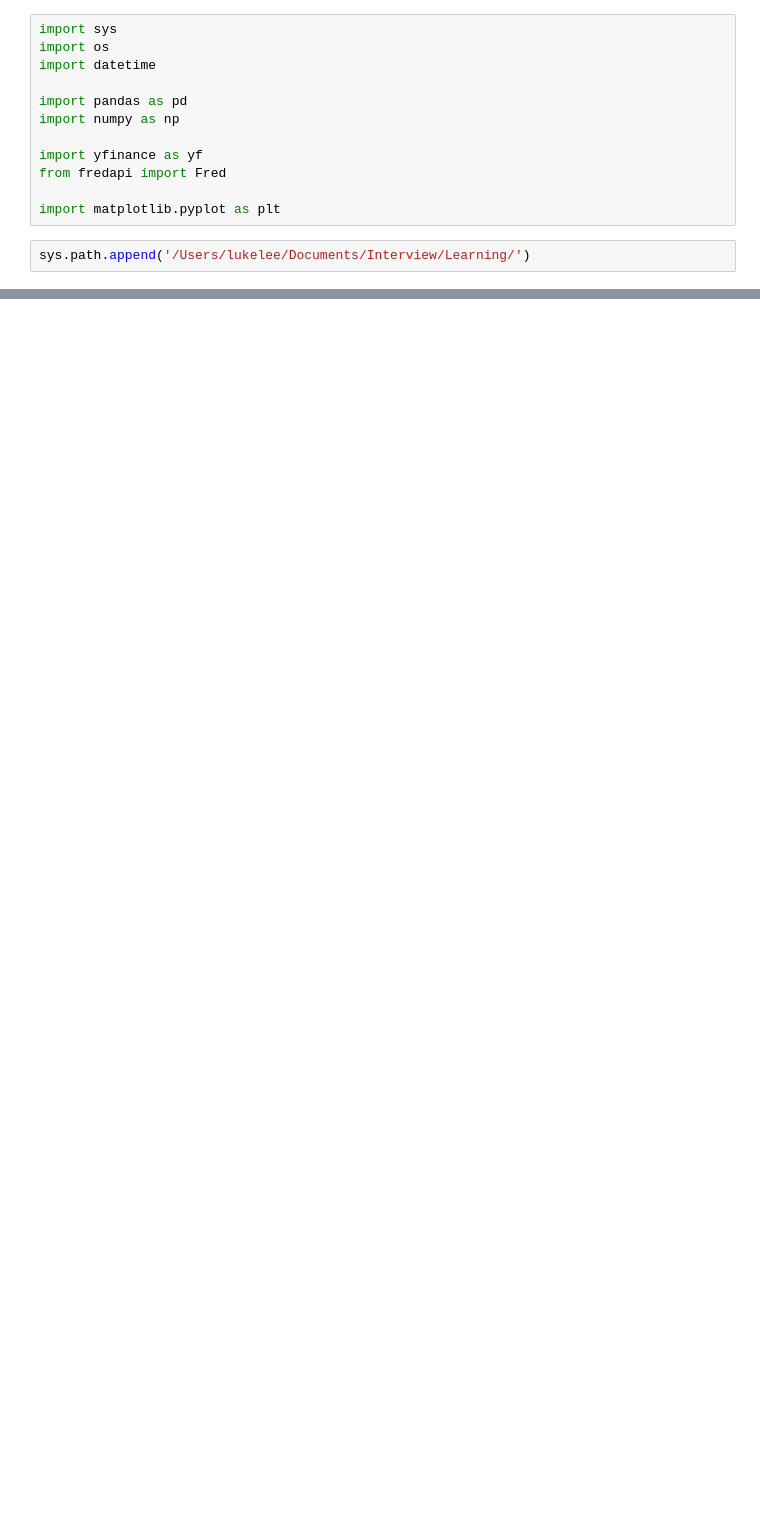
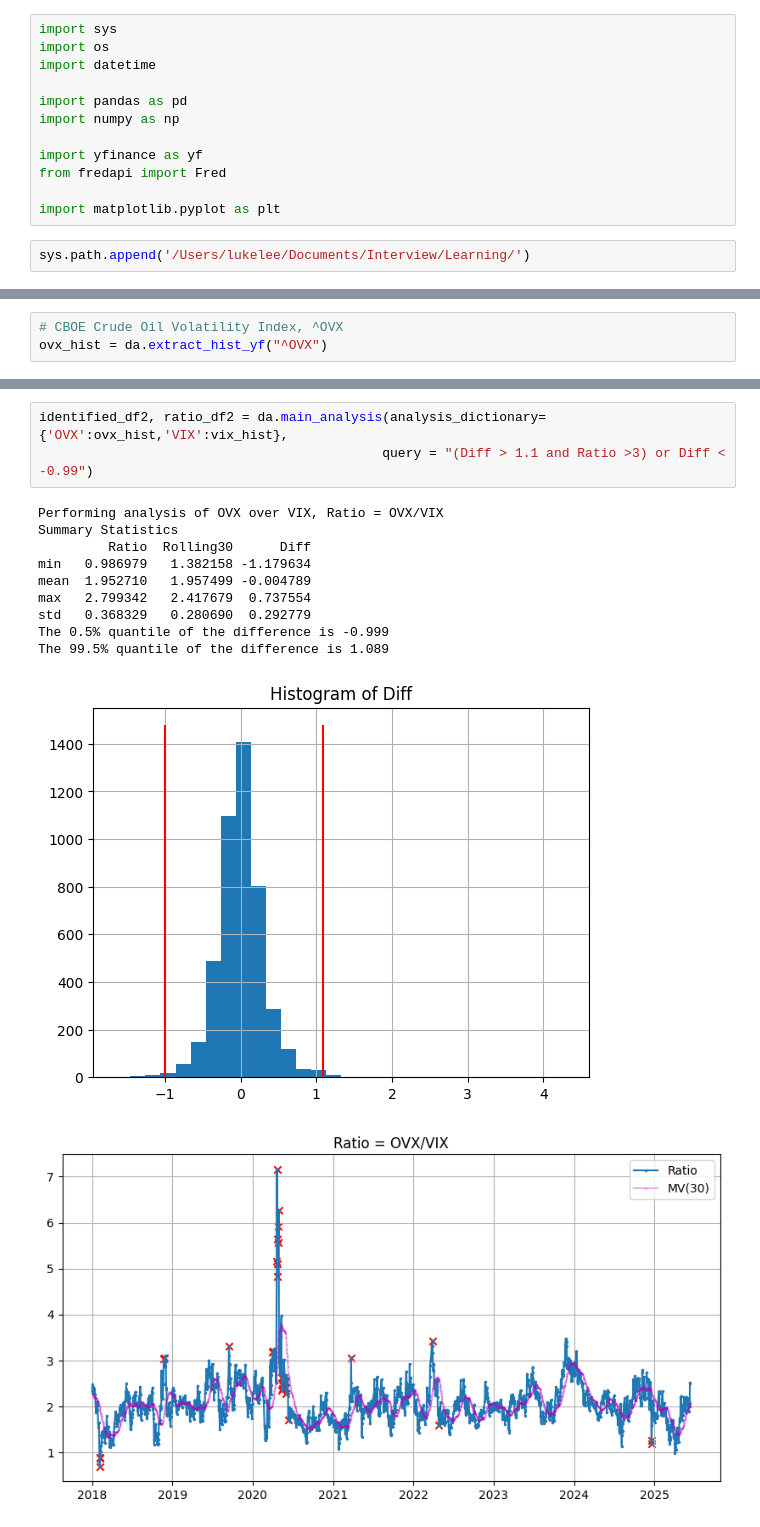
Before and after one commit to always-keep-trying/options_trading, a Jupyter notebook: code/Finding_an_Edge.ipynb, the cells around one changed output, grey strips where cells are left out. Cells and saved outputs as stored; diff of their text form; blank space fills up the shorter version.

```diff
--- a/code/Finding_an_Edge.ipynb
+++ b/code/Finding_an_Edge.ipynb
@@ -307,0 +144,3 @@ VXNCLS_data = pd.DataFrame(fred.get_series("VXNCLS"),columns=['Close'])
+# %%
+# CBOE Crude Oil Volatility Index, ^OVX
+ovx_hist = da.extract_hist_yf("^OVX")
@@ -307,0 +158,15 @@ VXNCLS_data = pd.DataFrame(fred.get_series("VXNCLS"),columns=['Close'])
+# %%
+identified_df2, ratio_df2 = da.main_analysis(analysis_dictionary={'OVX':ovx_hist,'VIX':vix_hist},
+                                            query = "(Diff > 1.1 and Ratio >3) or Diff < -0.99")
+# %% [output]
+Performing analysis of OVX over VIX, Ratio = OVX/VIX
+Summary Statistics
+         Ratio  Rolling30      Diff
+min   0.986979   1.382158 -1.179634
+mean  1.952710   1.957499 -0.004789
+max   2.799342   2.417679  0.737554
+std   0.368329   0.280690  0.292779
+The 0.5% quantile of the difference is -0.999
+The 99.5% quantile of the difference is 1.089
+[figure, added]
+[figure, added]
```
Also changed, not shown: parts of 51 cells of this notebook.
